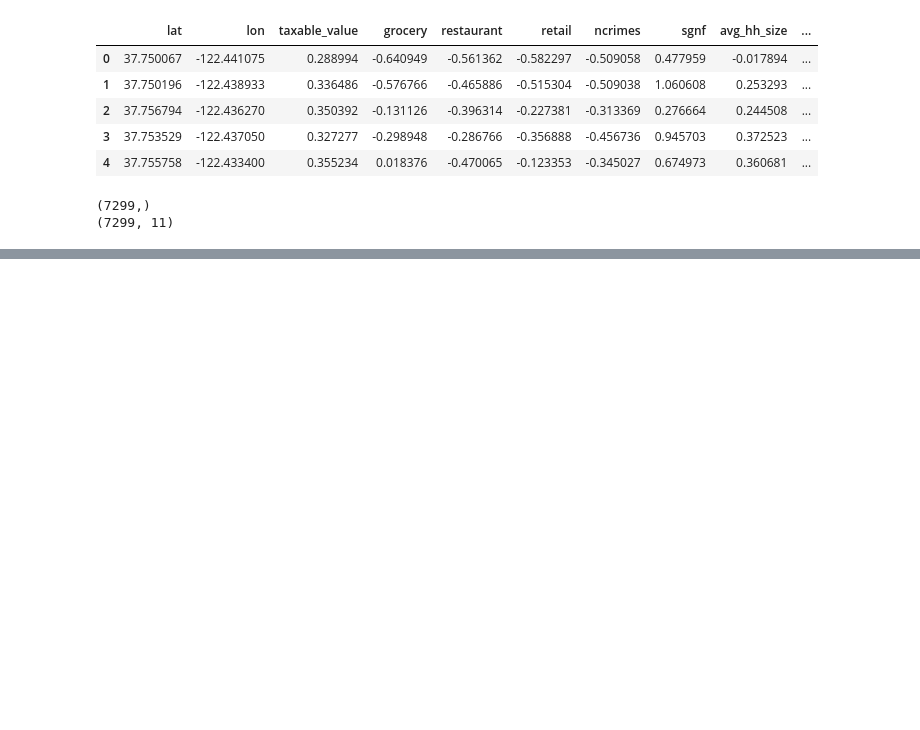
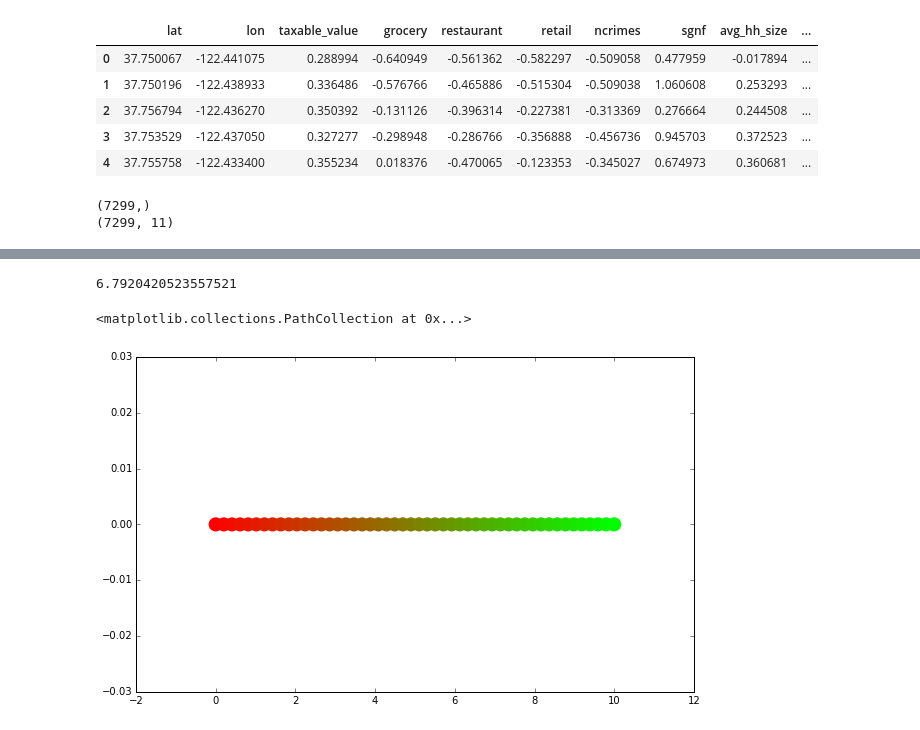
Before and after one commit to crupley/hoodie-development, a Jupyter notebook: explore/redgreen.ipynb, the cells around one changed output, grey strips where cells are left out. Cells and saved outputs as stored; diff of their text form; code cells hidden in the pictures; blank space fills up the shorter version.

```diff
--- a/explore/redgreen.ipynb
+++ b/explore/redgreen.ipynb
@@ -38,2 +68,7 @@ len(cnum.unique())
 # %%
-sim
+sim.max().max()
+# %% [output]
+6.7920420523557521
+# %%
+n = np.linspace(0,10)
+# c = [c, c]
@@ -39,0 +79,8 @@ sim
+# %%
+mygrad = np.array([np.linspace(1,0), np.linspace(0,1), np.zeros(50), np.ones(50)]).T
+# %%
+plt.figure(figsize=(10,6))
+plt.scatter(n,np.zeros(50), c=mygrad, linewidth=0, s=200)
+# %% [output]
+<matplotlib.collections.PathCollection at 0x...>
+[figure, added]
```
Also changed, not shown: parts of 10 cells of this notebook, 1 other file.
